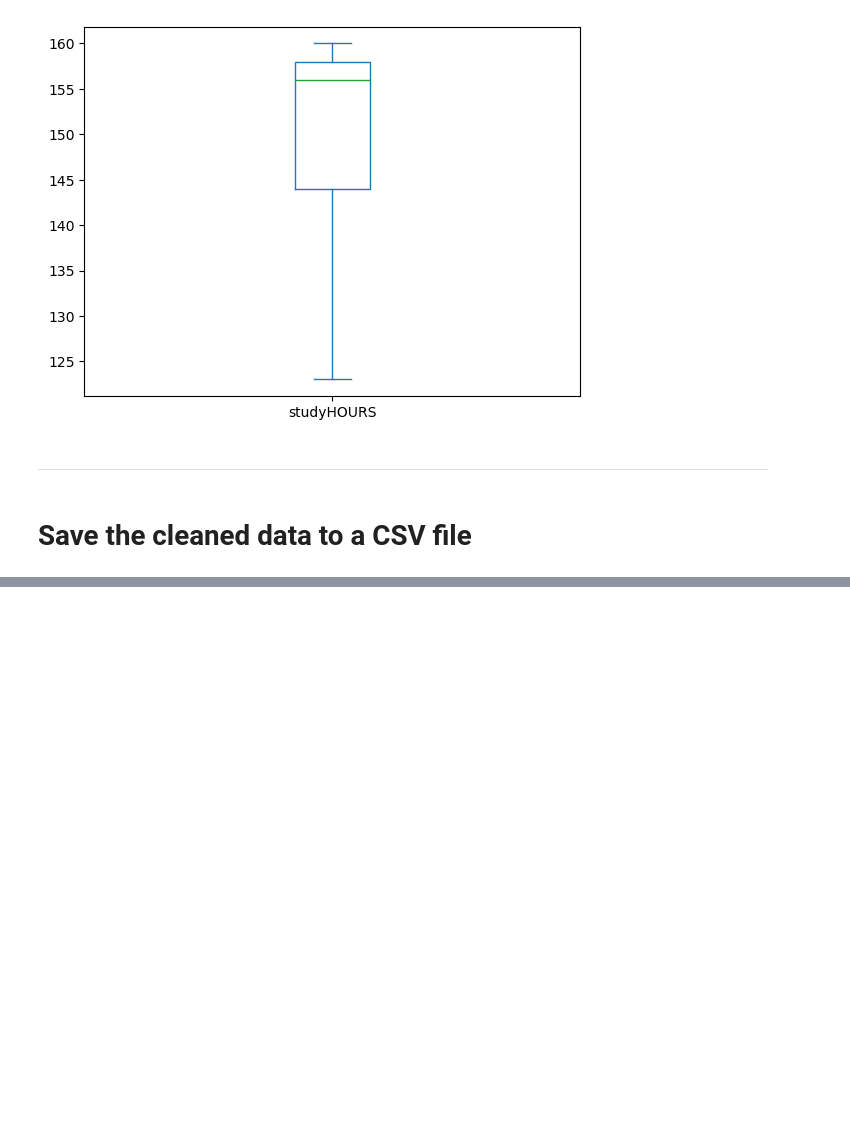
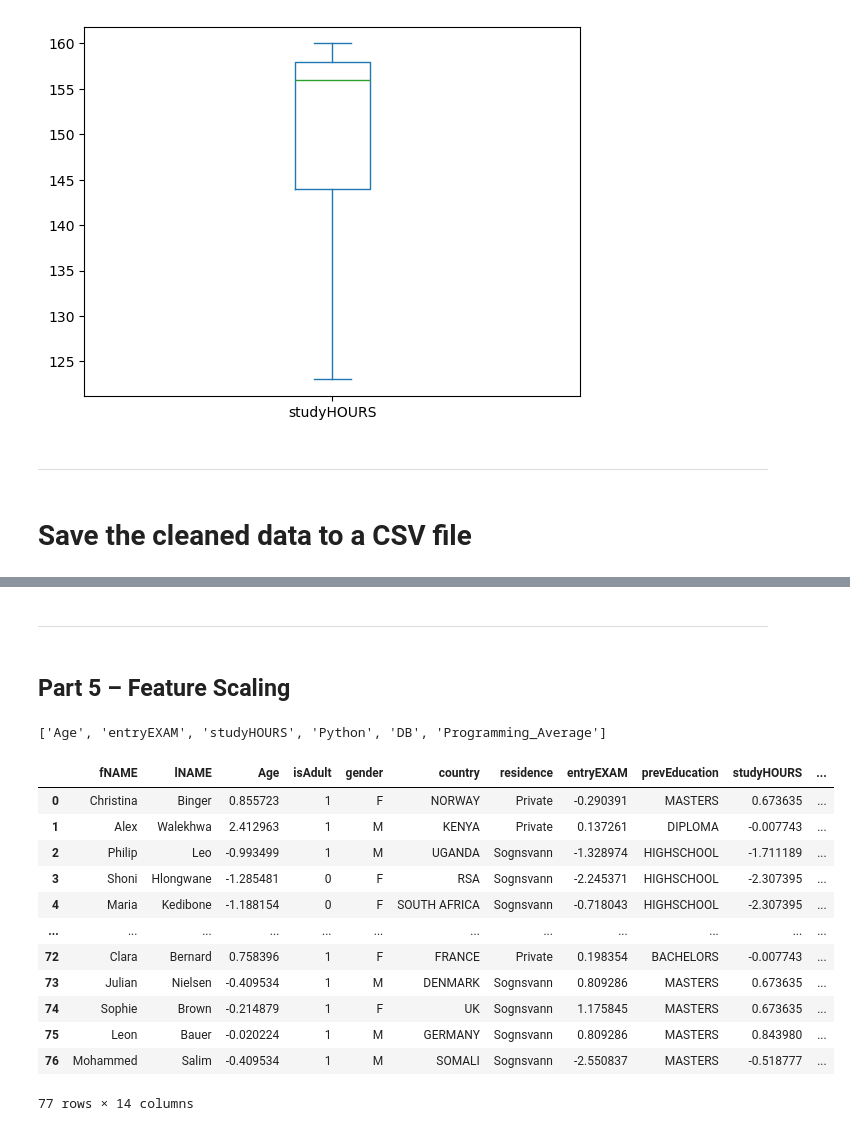
Before and after one commit to Hady-Shams/DEPI_Data_Science_Projects, a Jupyter notebook: [5] Data preprocessing/Student dataset.ipynb, the cells around one changed output, grey strips where cells are left out. Cells and saved outputs as stored; diff of their text form; code cells hidden in the pictures; blank space fills up the shorter version.

```diff
--- a/[5] Data preprocessing/Student dataset.ipynb
+++ b/[5] Data preprocessing/Student dataset.ipynb
@@ -432,0 +453,10 @@ df_student.to_csv("cleaned_students.csv", index=False)
+# %%
+# Create a new feature: Programming Average = (Python + DB)/2.
+df_student['Programming_Average'] = (df_student['Python'] + df_student['DB']) / 2
+# %%
+# Create a binary feature: isAdult = 1 if Age >= 25, else 0.
+df_student.insert(
+    loc=df_student.columns.get_loc('Age') + 1,
+    column='isAdult',
+    value=(df_student['Age'] >= 25).astype(int)
+)
@@ -432,0 +468,15 @@ df_student.to_csv("cleaned_students.csv", index=False)
+# %%
+def categorize(hours):
+    if hours < 140:
+        return "Low"
+    elif hours <= 150:
+        return "Medium"
+    else:
+        return "High"
+
+
+df_student.insert(
+    loc=df_student.columns.get_loc('studyHOURS') + 1,
+    column='studyCategory',
+    value=df_student['studyHOURS'].apply(categorize)
+)
@@ -432,0 +492,4 @@ df_student.to_csv("cleaned_students.csv", index=False)
+# %% [markdown]
+-------
+# %% [markdown]
+## Part 5 – Feature Scaling
@@ -432,0 +498,24 @@ df_student.to_csv("cleaned_students.csv", index=False)
+# %%
+numeric_cols = df_student.select_dtypes(include=["int64", "float64"]).columns
+print(numeric_cols.tolist())
+# %% [output]
+['Age', 'entryEXAM', 'studyHOURS', 'Python', 'DB', 'Programming_Average']
+# %%
+scaler = StandardScaler()
+df_standard = df_student.copy()
+df_standard[numeric_cols] = scaler.fit_transform(df_standard[numeric_cols])
+df_standard
+# %% [output]
+|  | fNAME | lNAME | Age | isAdult | gender | country | residence | entryEXAM | prevEducation | studyHOURS | ... |
+| 0 | Christina | Binger | 0.855723 | 1 | F | NORWAY | Private | -0.290391 | MASTERS | 0.673635 | ... |
+| 1 | Alex | Walekhwa | 2.412963 | 1 | M | KENYA | Private | 0.137261 | DIPLOMA | -0.007743 | ... |
+| 2 | Philip | Leo | -0.993499 | 1 | M | UGANDA | Sognsvann | -1.328974 | HIGHSCHOOL | -1.711189 | ... |
+| 3 | Shoni | Hlongwane | -1.285481 | 0 | F | RSA | Sognsvann | -2.245371 | HIGHSCHOOL | -2.307395 | ... |
+| 4 | Maria | Kedibone | -1.188154 | 0 | F | SOUTH AFRICA | Sognsvann | -0.718043 | HIGHSCHOOL | -2.307395 | ... |
+| ... | ... | ... | ... | ... | ... | ... | ... | ... | ... | ... | ... |
+| 72 | Clara | Bernard | 0.758396 | 1 | F | FRANCE | Private | 0.198354 | BACHELORS | -0.007743 | ... |
+| 73 | Julian | Nielsen | -0.409534 | 1 | M | DENMARK | Sognsvann | 0.809286 | MASTERS | 0.673635 | ... |
+| 74 | Sophie | Brown | -0.214879 | 1 | F | UK | Sognsvann | 1.175845 | MASTERS | 0.673635 | ... |
+| 75 | Leon | Bauer | -0.020224 | 1 | M | GERMANY | Sognsvann | 0.809286 | MASTERS | 0.843980 | ... |
+| 76 | Mohammed | Salim | -0.409534 | 1 | M | SOMALI | Sognsvann | -2.550837 | MASTERS | -0.518777 | ... |
+77 rows × 14 columns
```
Also changed, not shown: parts of 28 cells of this notebook.
